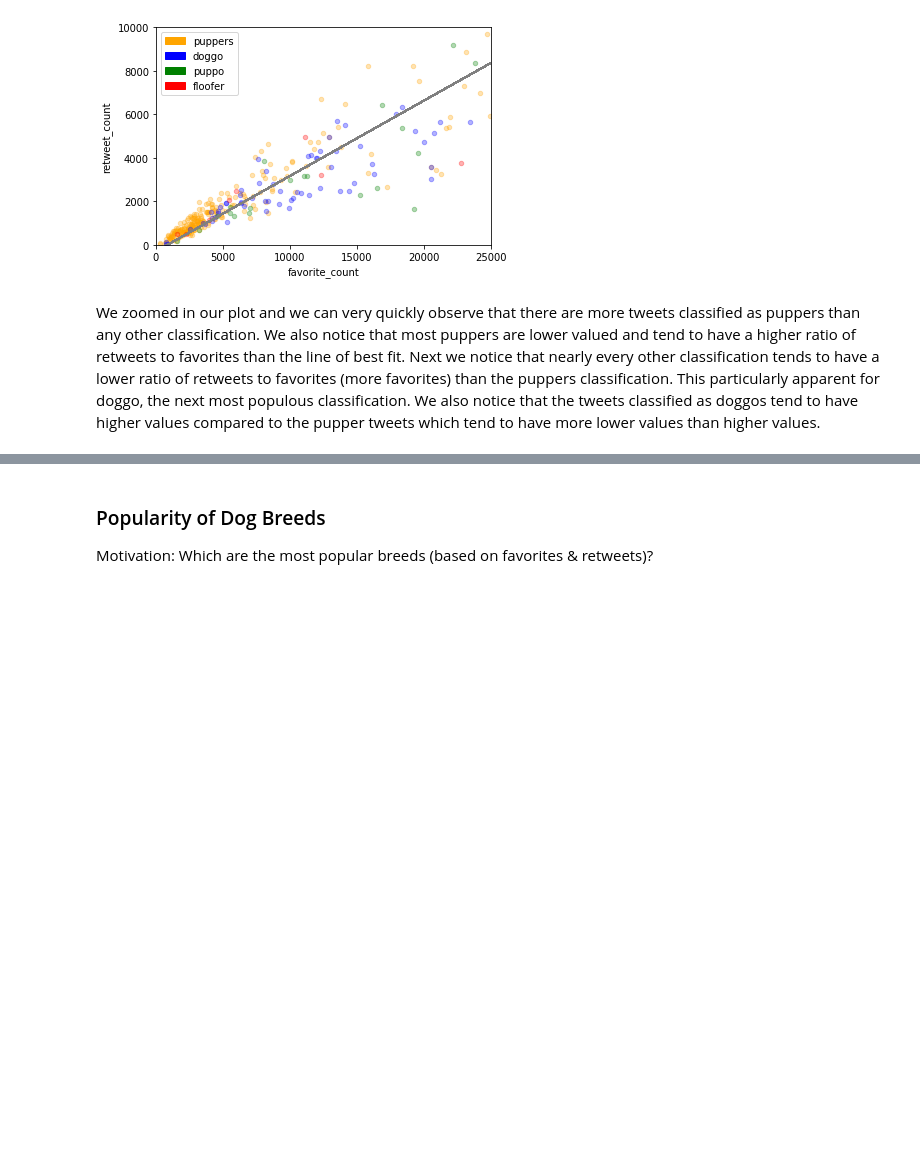
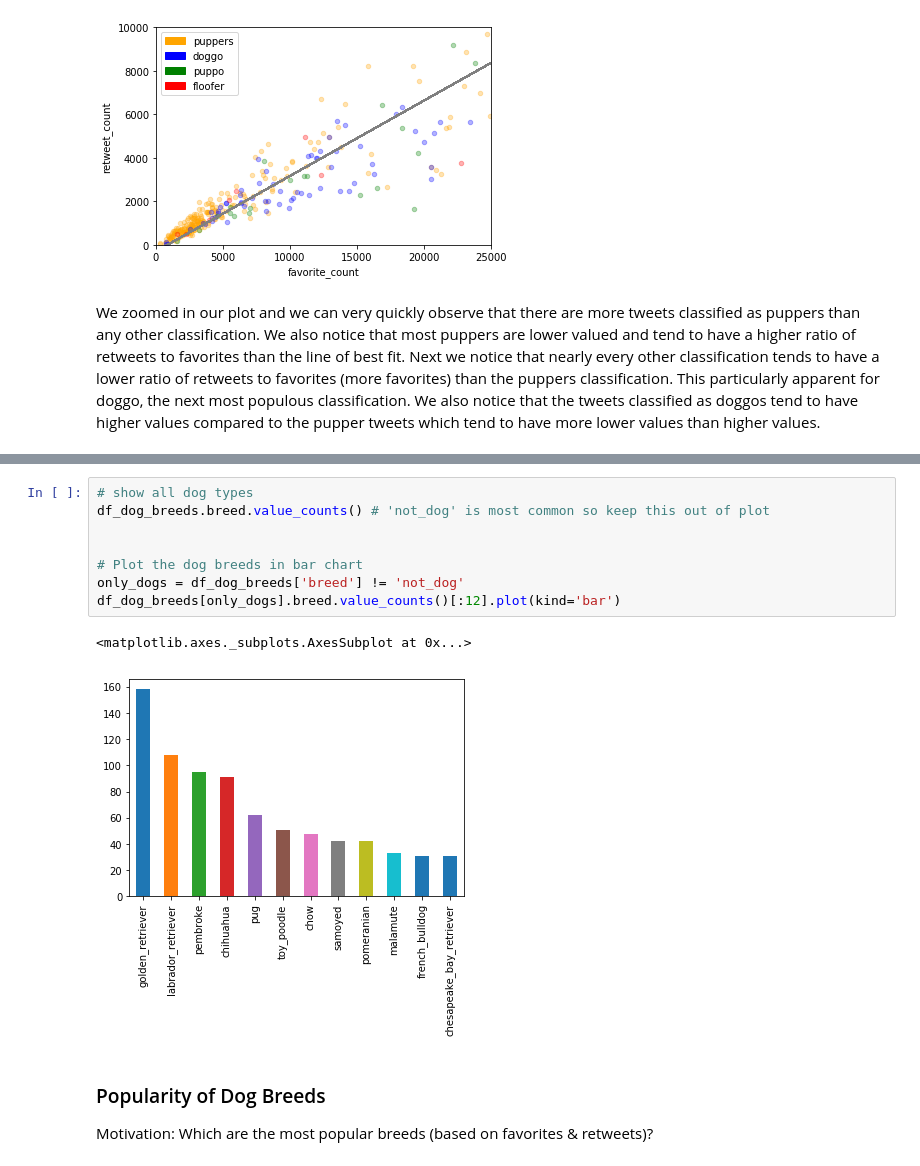
Before and after one commit to MrGeislinger/UdacityDAND_Proj_WrangleAndAnalyzeData, a Jupyter notebook: wrangle_act.ipynb, the cells around one changed output, grey strips where cells are left out. Saved outputs shown, nothing was run; the diff lists cells and outputs as text; blank space fills up the shorter version.

Commit message:
feat: Add bar chart of 12 most common dog breeds in tweets (in insight section)

```diff
--- a/wrangle_act.ipynb
+++ b/wrangle_act.ipynb
@@ -932,4 +926,15 @@ df_dog_breeds['breed'] = df_possible_breeds['breed']
 df_dog_breeds['breed_conf'] = df_possible_breeds['breed_conf']
+# %%
+# show all dog types
+df_dog_breeds.breed.value_counts() # 'not_dog' is most common so keep this out of plot
+
+
+# Plot the dog breeds in bar chart
+only_dogs = df_dog_breeds['breed'] != 'not_dog'
+df_dog_breeds[only_dogs].breed.value_counts()[:12].plot(kind='bar')
+# %% [output]
+<matplotlib.axes._subplots.AxesSubplot at 0x...>
+[figure, added]
 # %% [markdown]
 ### Popularity of Dog Breeds
 
```
Also changed, not shown: parts of 3 cells of this notebook.
